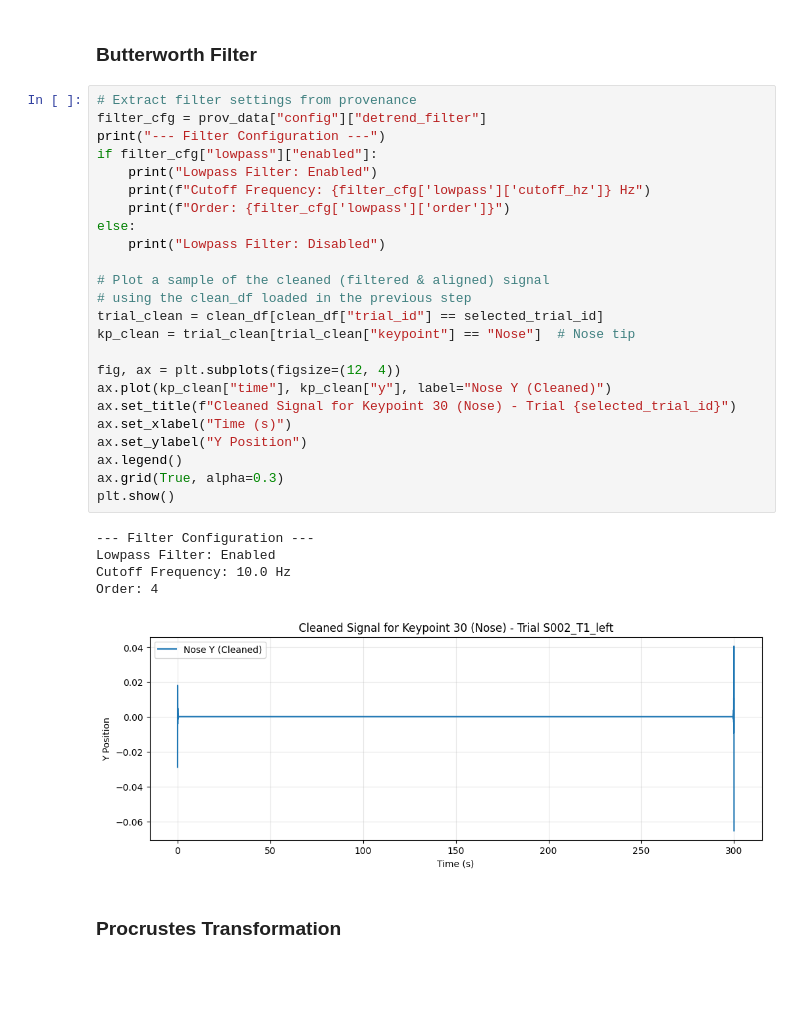
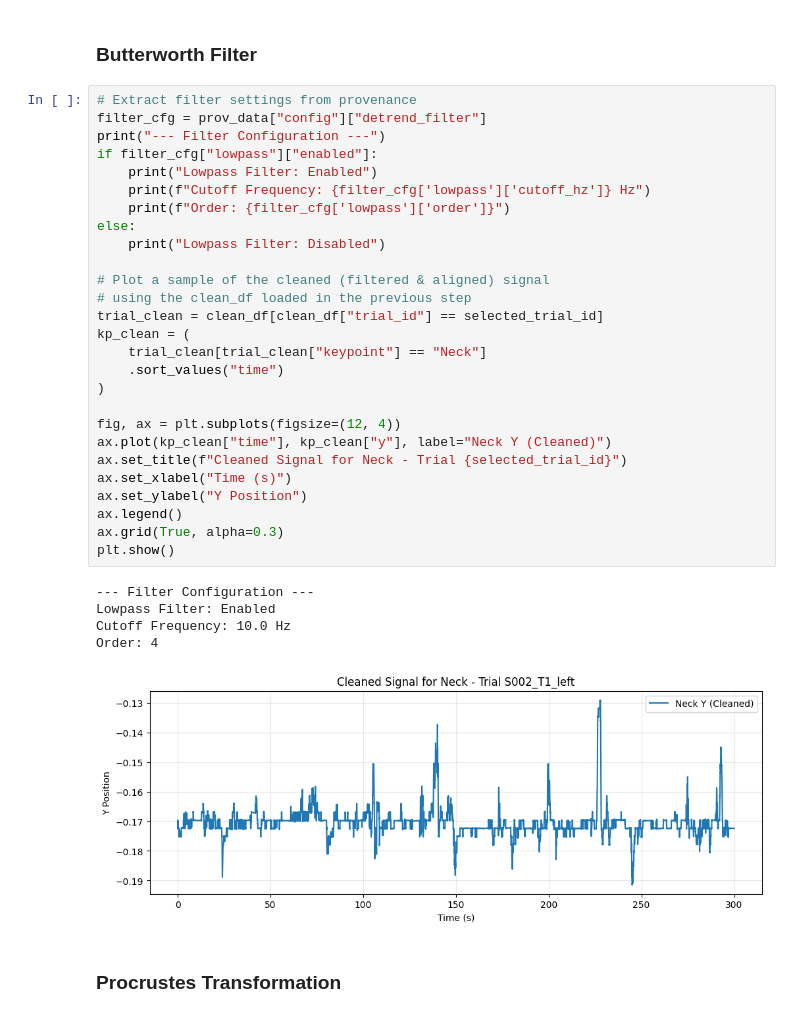
Before and after one commit to MInD-Laboratory/Pose-Dynamics, a Jupyter notebook: examples/case_study_2_mosaic/tutorial.ipynb, the cells around one changed output. Saved outputs shown, nothing was run; the diff lists cells and outputs as text; blank space fills up the shorter version.

```diff
--- a/examples/case_study_2_mosaic/tutorial.ipynb
+++ b/examples/case_study_2_mosaic/tutorial.ipynb
@@ -173,33 +173,36 @@ Total Interpolated Values (x, y): -6,058
 # %%
 # Extract filter settings from provenance
 filter_cfg = prov_data["config"]["detrend_filter"]
 print("--- Filter Configuration ---")
 if filter_cfg["lowpass"]["enabled"]:
     print("Lowpass Filter: Enabled")
     print(f"Cutoff Frequency: {filter_cfg['lowpass']['cutoff_hz']} Hz")
     print(f"Order: {filter_cfg['lowpass']['order']}")
 else:
     print("Lowpass Filter: Disabled")
 
 # Plot a sample of the cleaned (filtered & aligned) signal
 # using the clean_df loaded in the previous step
 trial_clean = clean_df[clean_df["trial_id"] == selected_trial_id]
-kp_clean = trial_clean[trial_clean["keypoint"] == "Nose"]  # Nose tip
+kp_clean = (
+    trial_clean[trial_clean["keypoint"] == "Neck"]
+    .sort_values("time")
+)
 
 fig, ax = plt.subplots(figsize=(12, 4))
-ax.plot(kp_clean["time"], kp_clean["y"], label="Nose Y (Cleaned)")
-ax.set_title(f"Cleaned Signal for Keypoint 30 (Nose) - Trial {selected_trial_id}")
+ax.plot(kp_clean["time"], kp_clean["y"], label="Neck Y (Cleaned)")
+ax.set_title(f"Cleaned Signal for Neck - Trial {selected_trial_id}")
 ax.set_xlabel("Time (s)")
 ax.set_ylabel("Y Position")
 ax.legend()
 ax.grid(True, alpha=0.3)
 plt.show()
 # %% [output]
 --- Filter Configuration ---
 Lowpass Filter: Enabled
 Cutoff Frequency: 10.0 Hz
 Order: 4
-[figure, old version]
+[figure, new version]
 # %% [markdown]
 ### Procrustes Transformation
 # %%
```
Also changed, not shown: parts of 13 cells of this notebook, 3 other files.
